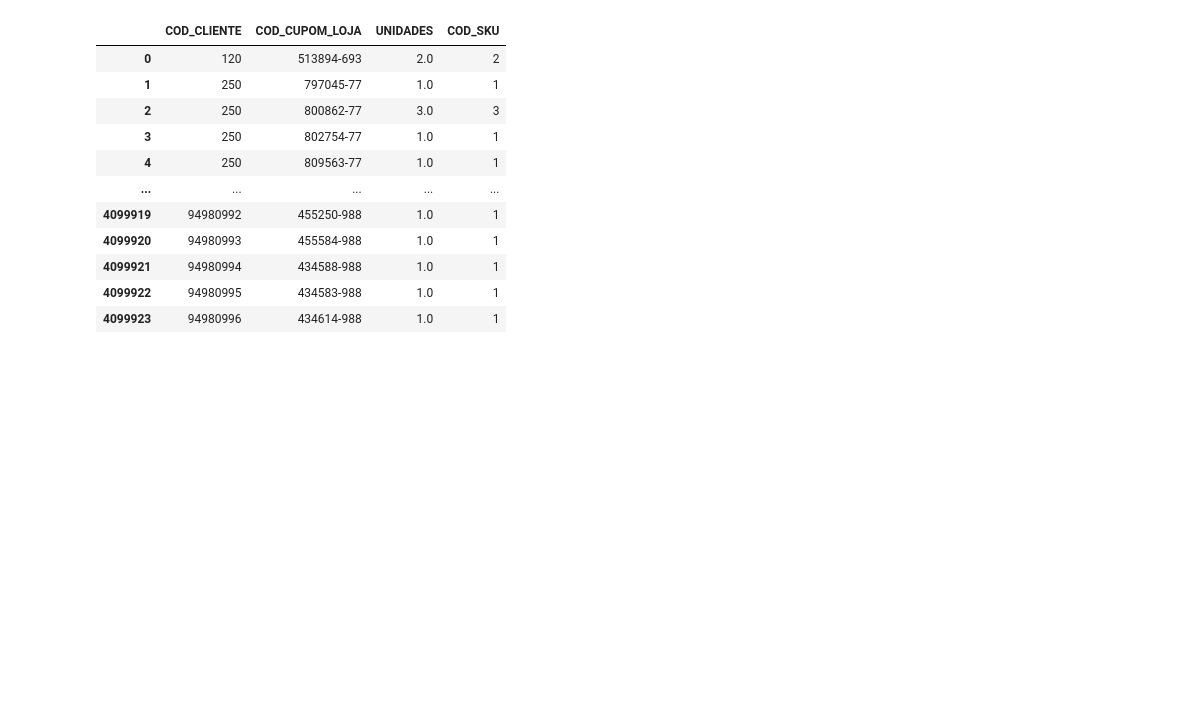
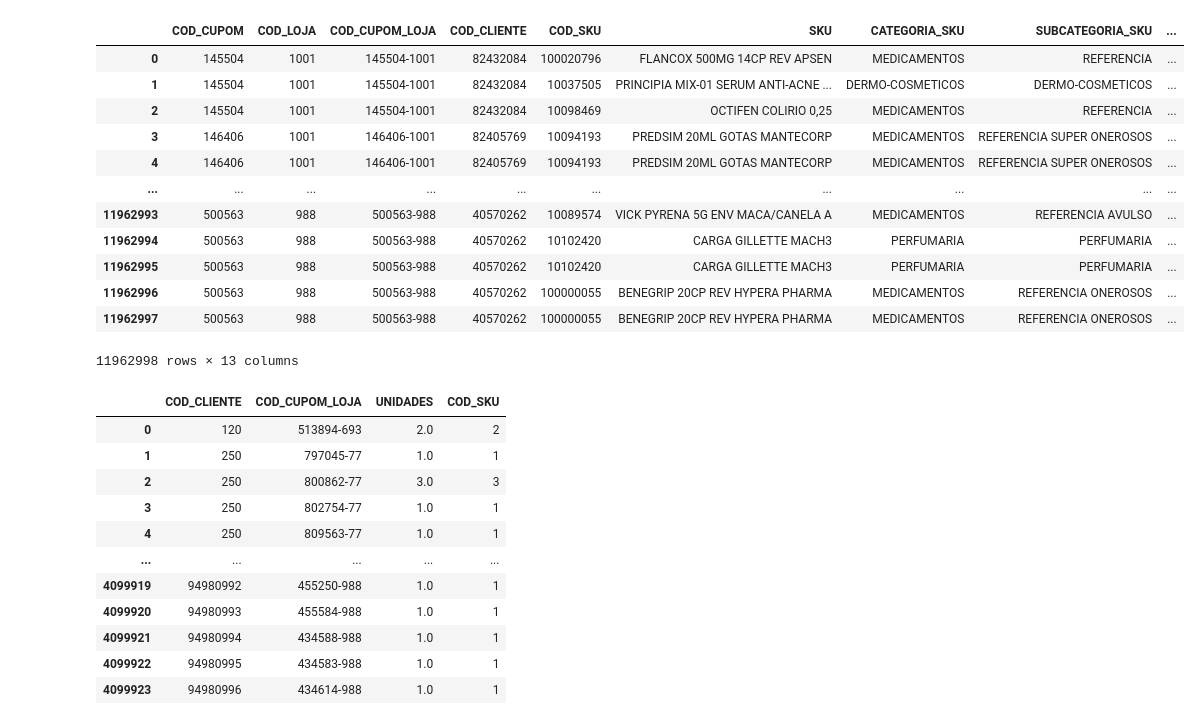
Before and after one commit to cristianomm/PUCRS, a Jupyter notebook: 2024-02/98H15-04 - Projeto em Ciência de Dados III/model_1.ipynb, the cells around one changed output. Drawn from its saved outputs; the diff is of its cells as text; code cells hidden in the pictures; blank space fills up the shorter version.

```diff
--- a/2024-02/98H15-04 - Projeto em Ciência de Dados III/model_1.ipynb
+++ b/2024-02/98H15-04 - Projeto em Ciência de Dados III/model_1.ipynb
@@ -313,4 +287,23 @@ Index(['COD_CUPOM', 'COD_CLIENTE', 'COD_SKU', 'SKU', 'CATEGORIA_SKU',
       dtype='object')
+# %%
+vendas_df = vendas[['COD_CUPOM', 'COD_LOJA', 'COD_CUPOM_LOJA', 'COD_CLIENTE', 'COD_SKU', 'SKU', 'CATEGORIA_SKU', 'SUBCATEGORIA_SKU',
+       'UNIDADES', 'PRECO_REGULAR', 'TOTAL_DESCONTO', 'TOTAL_BRUTO', 'TOTAL_LIQUIDO']]
+# %%
+vendas_df
+# %% [output]
+|  | COD_CUPOM | COD_LOJA | COD_CUPOM_LOJA | COD_CLIENTE | COD_SKU | SKU | CATEGORIA_SKU | SUBCATEGORIA_SKU | ... |
+| 0 | 145504 | 1001 | 145504-1001 | 82432084 | 100020796 | FLANCOX 500MG 14CP REV APSEN | MEDICAMENTOS | REFERENCIA | ... |
+| 1 | 145504 | 1001 | 145504-1001 | 82432084 | 10037505 | PRINCIPIA MIX-01 SERUM ANTI-ACNE ... | DERMO-COSMETICOS | DERMO-COSMETICOS | ... |
+| 2 | 145504 | 1001 | 145504-1001 | 82432084 | 10098469 | OCTIFEN COLIRIO 0,25 | MEDICAMENTOS | REFERENCIA | ... |
+| 3 | 146406 | 1001 | 146406-1001 | 82405769 | 10094193 | PREDSIM 20ML GOTAS MANTECORP | MEDICAMENTOS | REFERENCIA SUPER ONEROSOS | ... |
+| 4 | 146406 | 1001 | 146406-1001 | 82405769 | 10094193 | PREDSIM 20ML GOTAS MANTECORP | MEDICAMENTOS | REFERENCIA SUPER ONEROSOS | ... |
+| ... | ... | ... | ... | ... | ... | ... | ... | ... | ... |
+| 11962993 | 500563 | 988 | 500563-988 | 40570262 | 10089574 | VICK PYRENA 5G ENV MACA/CANELA A | MEDICAMENTOS | REFERENCIA AVULSO | ... |
+| 11962994 | 500563 | 988 | 500563-988 | 40570262 | 10102420 | CARGA GILLETTE MACH3 | PERFUMARIA | PERFUMARIA | ... |
+| 11962995 | 500563 | 988 | 500563-988 | 40570262 | 10102420 | CARGA GILLETTE MACH3 | PERFUMARIA | PERFUMARIA | ... |
+| 11962996 | 500563 | 988 | 500563-988 | 40570262 | 100000055 | BENEGRIP 20CP REV HYPERA PHARMA | MEDICAMENTOS | REFERENCIA ONEROSOS | ... |
+| 11962997 | 500563 | 988 | 500563-988 | 40570262 | 100000055 | BENEGRIP 20CP REV HYPERA PHARMA | MEDICAMENTOS | REFERENCIA ONEROSOS | ... |
+11962998 rows × 13 columns
 # %%
 units = vendas.groupby(['COD_CLIENTE', 'COD_CUPOM_LOJA'])['UNIDADES'].sum().reset_index()
 skus = vendas.groupby(['COD_CLIENTE', 'COD_CUPOM_LOJA'])['COD_SKU'].nunique().reset_index()
```
Also changed, not shown: parts of 38 cells of this notebook.
